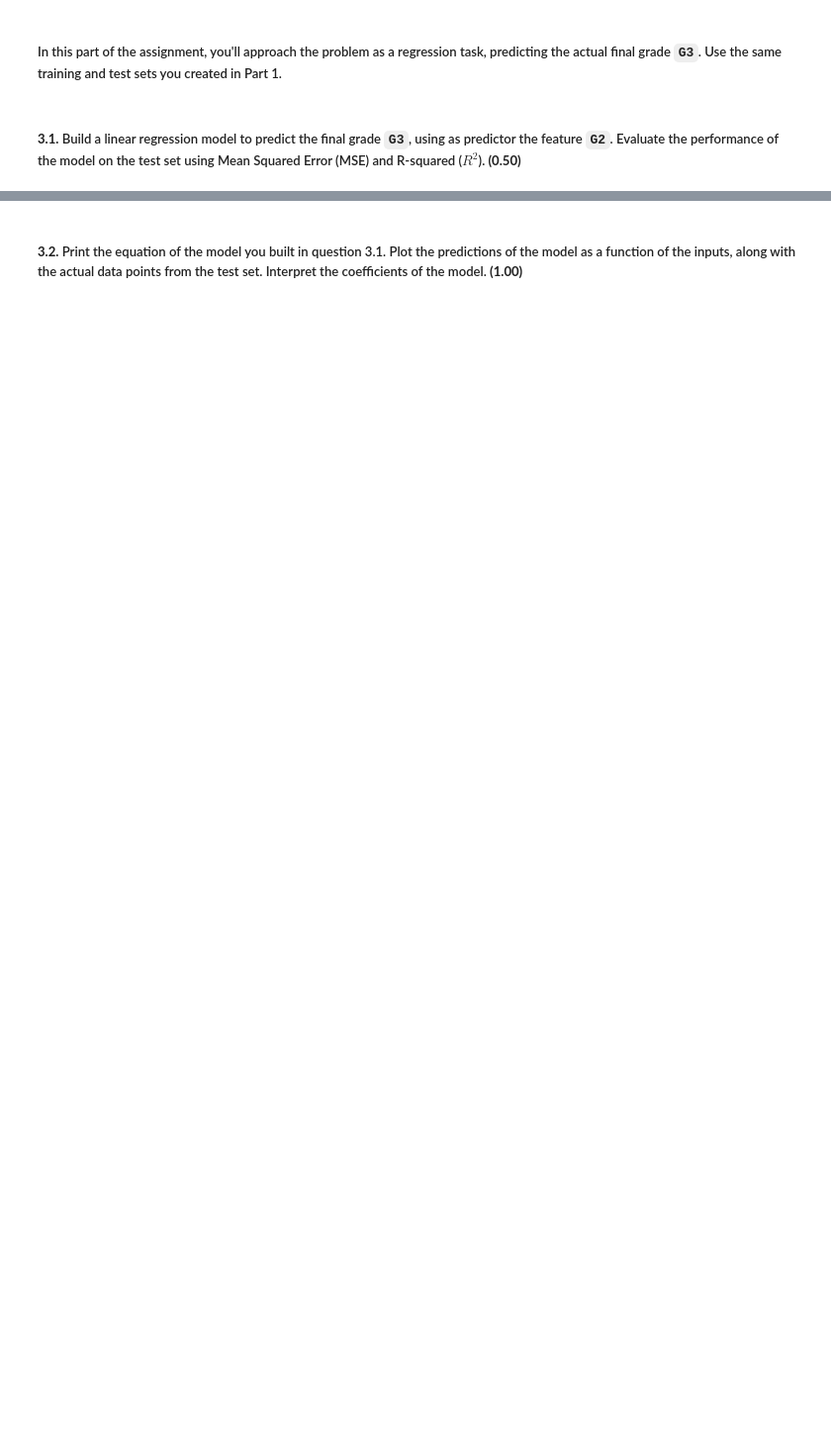
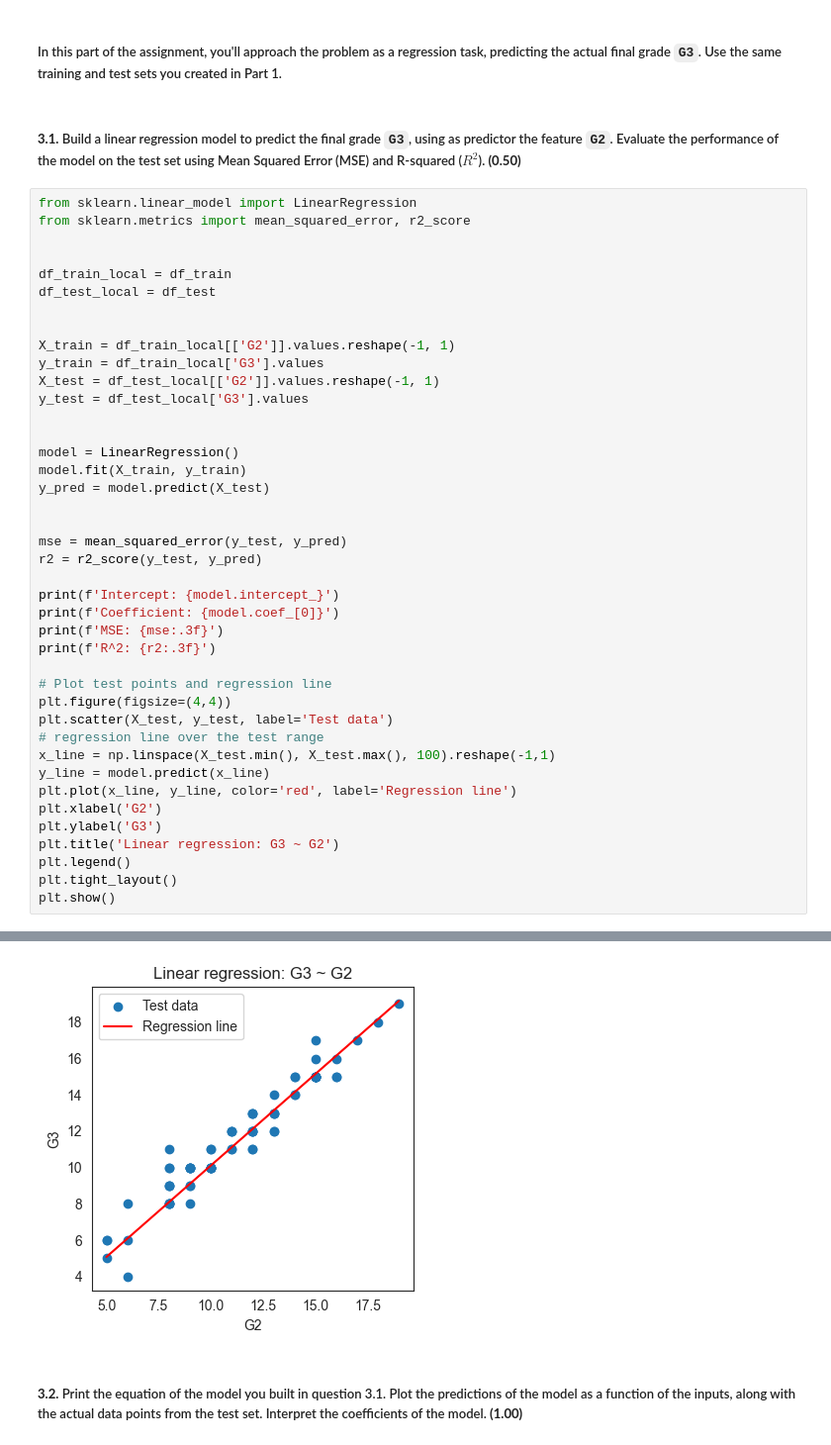
Before and after one commit to duarteaasilva/assigment_1, a Jupyter notebook: Assignment 1 25-26.ipynb, the cells around one changed output, grey strips where cells are left out. Shown at 99% size. Drawn from its saved outputs; the diff is of its cells as text; blank space fills up the shorter version.

```diff
--- a/Assignment 1 25-26.ipynb
+++ b/Assignment 1 25-26.ipynb
@@ -223,3 +367,45 @@ fazer o mesmo
 ##### In this part of the assignment, you'll approach the problem as a regression task, predicting the actual final grade `G3`. Use the same training and test sets you created in Part 1.
 # %% [markdown]
 ##### **3.1.** Build a linear regression model to predict the final grade `G3`, using as predictor the feature `G2`. Evaluate the performance of the model on the test set using Mean Squared Error (MSE) and R-squared ($R^2$). **(0.50)**
+# %%
+from sklearn.linear_model import LinearRegression
+from sklearn.metrics import mean_squared_error, r2_score
+
+
+df_train_local = df_train
+df_test_local = df_test
+
+
+X_train = df_train_local[['G2']].values.reshape(-1, 1)
+y_train = df_train_local['G3'].values
+X_test = df_test_local[['G2']].values.reshape(-1, 1)
+y_test = df_test_local['G3'].values
+
+
+model = LinearRegression()
+model.fit(X_train, y_train)
+y_pred = model.predict(X_test)
+
+
+mse = mean_squared_error(y_test, y_pred)
+r2 = r2_score(y_test, y_pred)
+
+print(f'Intercept: {model.intercept_}')
+print(f'Coefficient: {model.coef_[0]}')
+print(f'MSE: {mse:.3f}')
+print(f'R^2: {r2:.3f}')
+
+# Plot test points and regression line
+plt.figure(figsize=(4,4))
+plt.scatter(X_test, y_test, label='Test data')
+# regression line over the test range
+x_line = np.linspace(X_test.min(), X_test.max(), 100).reshape(-1,1)
+y_line = model.predict(x_line)
+plt.plot(x_line, y_line, color='red', label='Regression line')
+plt.xlabel('G2')
+plt.ylabel('G3')
+plt.title('Linear regression: G3 ~ G2')
+plt.legend()
+plt.tight_layout()
+plt.show()
+# %% [output]
@@ -226,2 +416,3 @@ fazer o mesmo
+[figure, added]
 # %% [markdown]
 ##### **3.2.** Print the equation of the model you built in question 3.1. Plot the predictions of the model as a function of the inputs, along with the actual data points from the test set. Interpret the coefficients of the model. **(1.00)**
```
Also changed, not shown: parts of 14 cells of this notebook.
